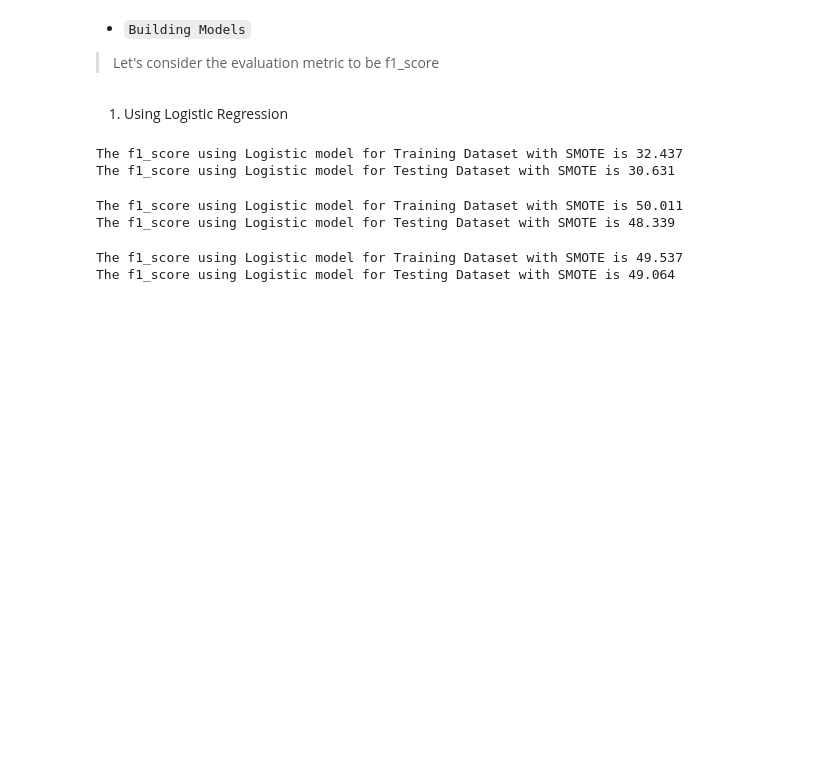
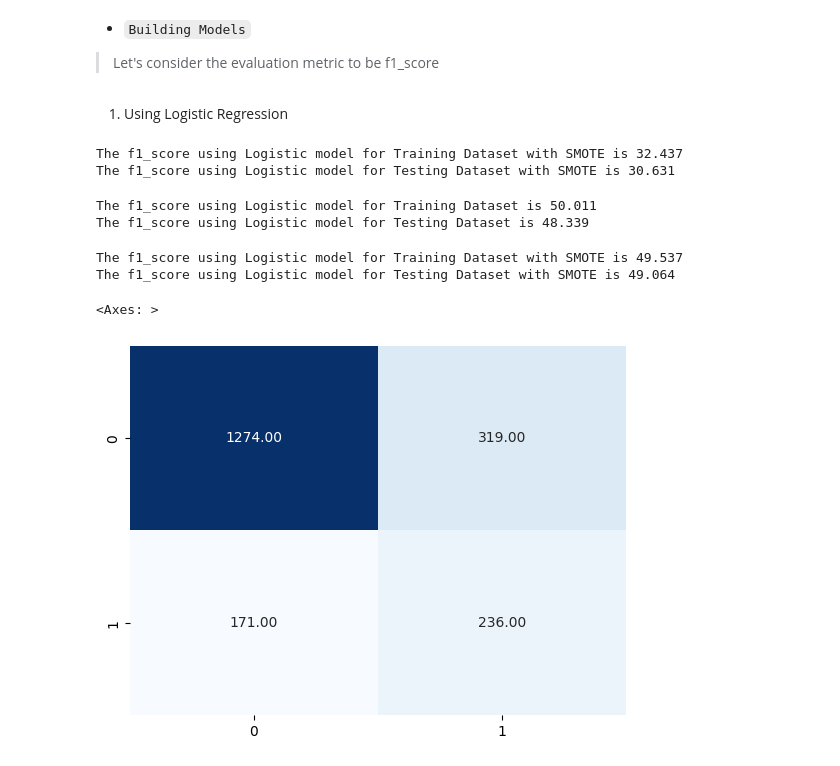
Before and after one commit to phenammar/churn, a Jupyter notebook: notebooks/NB.ipynb, the cells around one changed output. Drawn from its saved outputs; the diff is of its cells as text; code cells hidden in the pictures; blank space fills up the shorter version.

```diff
--- a/notebooks/NB.ipynb
+++ b/notebooks/NB.ipynb
@@ -302,11 +300,11 @@ y_pred_test_log = log_w.predict(x_test_final)
 score_train_log = f1_score(y_train, y_pred_train_log)
 score_test_log = f1_score(y_test, y_pred_test_log)
 
-print(f"The f1_score using Logistic model for Training Dataset with SMOTE is {score_train_log*100:.3f}")
-print(f"The f1_score using Logistic model for Testing Dataset with SMOTE is {score_test_log*100:.3f}")
+print(f"The f1_score using Logistic model for Training Dataset is {score_train_log*100:.3f}")
+print(f"The f1_score using Logistic model for Testing Dataset is {score_test_log*100:.3f}")
 # %% [output]
-The f1_score using Logistic model for Training Dataset with SMOTE is 50.011
-The f1_score using Logistic model for Testing Dataset with SMOTE is 48.339
+The f1_score using Logistic model for Training Dataset is 50.011
+The f1_score using Logistic model for Testing Dataset is 48.339
 # %%
 # model : 3.logistic regression (with oversampling (SMOTE) to solve imbalance)
 log_s = LogisticRegression(C=1.5)
@@ -325,3 +323,9 @@ print(f"The f1_score using Logistic model for Testing Dataset with SMOTE is {sco
 # %% [output]
 The f1_score using Logistic model for Training Dataset with SMOTE is 49.537
 The f1_score using Logistic model for Testing Dataset with SMOTE is 49.064
+# %%
+# Heatmap for confusion matrix
+sns.heatmap(confusion_matrix(y_true=y_test,y_pred=y_pred_test_log), annot=True, cmap='Blues',fmt='.2f',cbar=False)
+# %% [output]
+<Axes: >
+[figure, added]
```
Also changed, not shown: parts of 6 cells of this notebook.
